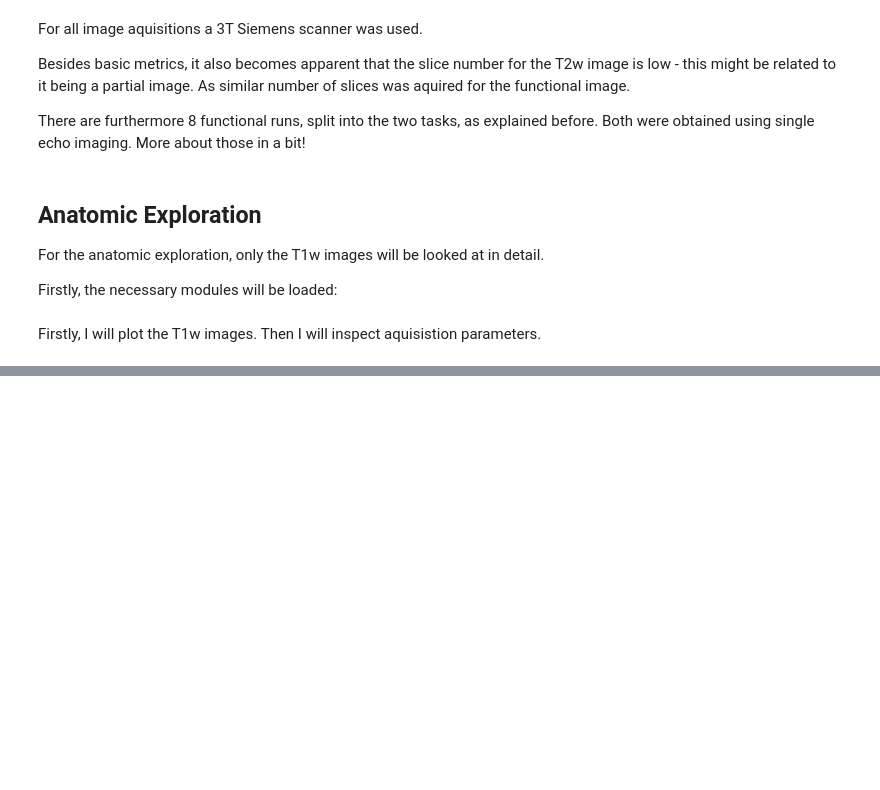
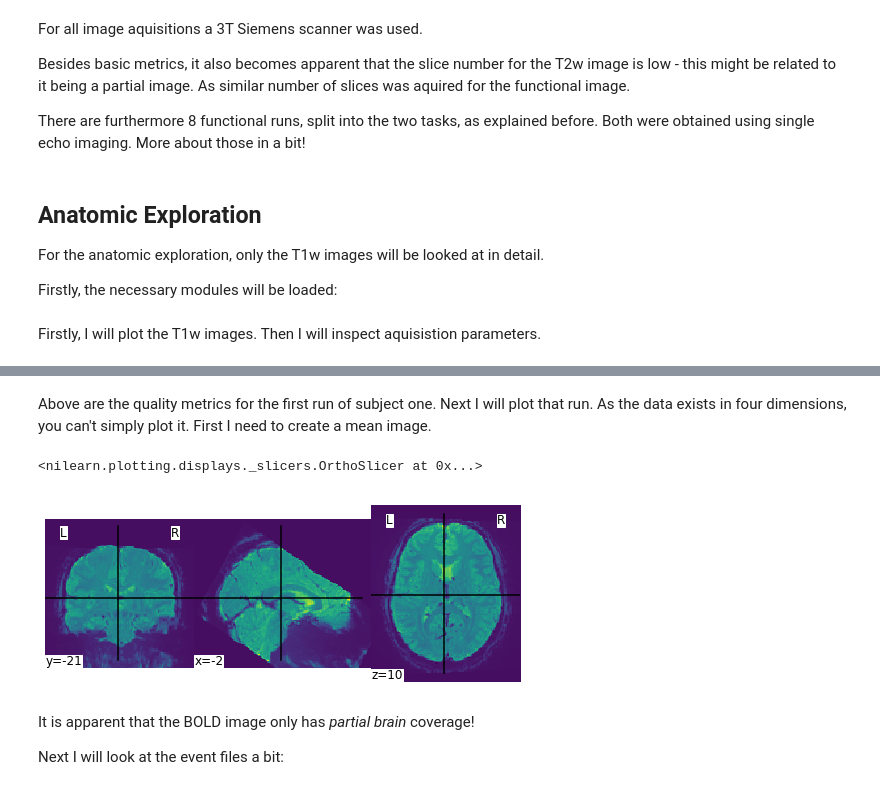
Before and after one commit to tchaase/research-internship-2022, a Jupyter notebook: code/data_exploration.ipynb, the cells around one changed output, grey strips where cells are left out. Saved outputs shown, nothing was run; the diff lists cells and outputs as text; code cells hidden in the pictures; blank space fills up the shorter version.

Commit message:
Started event exploration

```diff
--- a/code/data_exploration.ipynb
+++ b/code/data_exploration.ipynb
@@ -234,0 +261,16 @@ The echo time for the T1w image is 0.00343, while the echo time for the T2w imag
+# %% [markdown]
+Above are the quality metrics for the first run of subject one. Next I will plot that run. As the data exists in four dimensions, you can't simply plot it. First I need to create a mean image.
+# %%
+#File path for the preprocessed image
+path_preproc_scene_sub10_run1 = '/home/tchaase/Documents/Universitaet/Forschungsmodul/project/data/derivatives/proj-62bd6d8ef3194eded6f8d30e/sub-10/dt-neuro-func-task.tag-scene.tag-preprocessed.run-01.id-6387ba68e47bcb7bd17fbfa2/bold.nii.gz'
+#Creating the mean image
+mean_img_scene_sub10_run1 = mean_img(path_preproc_scene_sub10_run1)
+
+plot_img(mean_img_scene_sub10_run1);
+# %% [output]
+<nilearn.plotting.displays._slicers.OrthoSlicer at 0x...>
+[figure, added]
+# %% [markdown]
+It is apparent that the BOLD image only has *partial brain* coverage!
+
+Next I will look at the event files a bit:
```
Also changed, not shown: parts of 22 cells of this notebook.
